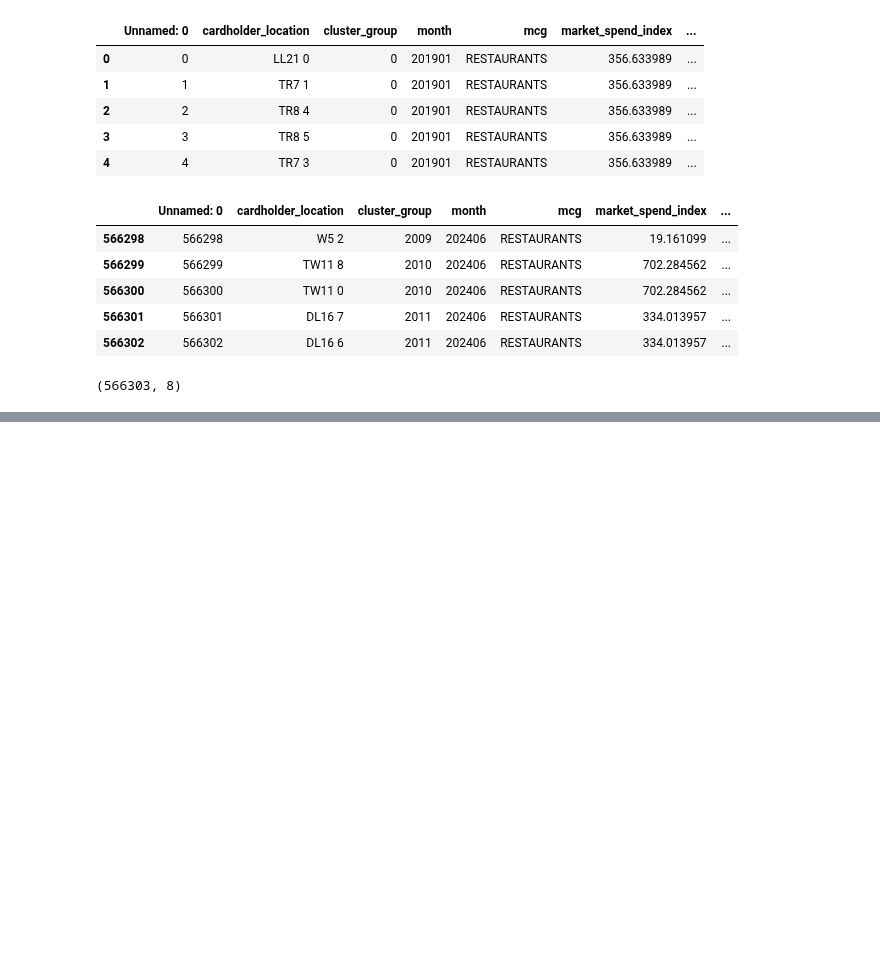
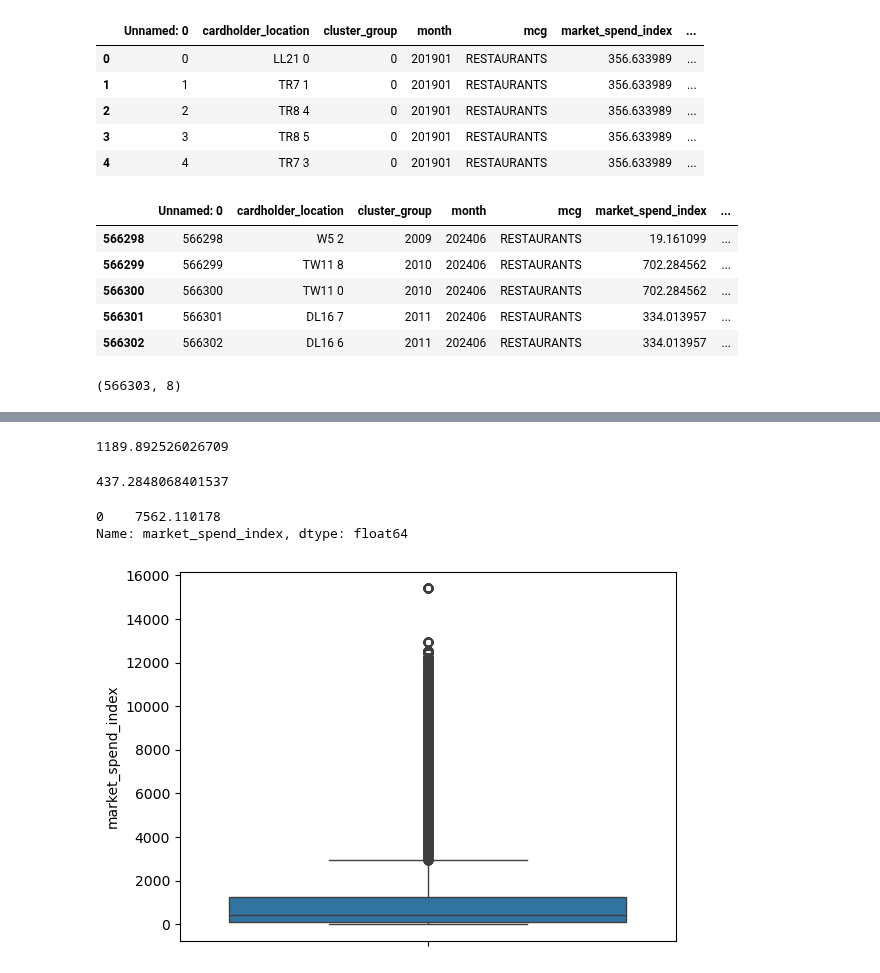
Before and after one commit to 2026413-png/Statistical-Techniques-for-Data-Analysis-CA-SEP-2026, a Jupyter notebook: 2026413_Statistics.ipynb, the cells around one changed output, grey strips where cells are left out. Cells and saved outputs as stored; diff of their text form; code cells hidden in the pictures; blank space fills up the shorter version.

```diff
--- a/2026413_Statistics.ipynb
+++ b/2026413_Statistics.ipynb
@@ -28,0 +76,21 @@ df.shape
+# %%
+spend_index_mean=df['market_spend_index'].mean()
+print(spend_index_mean)
+# %% [output]
+1189.892526026709
+# %%
+spend_index_median=df['market_spend_index'].median()
+print(spend_index_median)
+# %% [output]
+437.2848068401537
+# %%
+spend_index_mode=df['market_spend_index'].mode()
+print(spend_index_mode)
+# %% [output]
+0    7562.110178
+Name: market_spend_index, dtype: float64
+# %%
+sns.boxplot(df['market_spend_index'])
+plt.show()
+# %% [output]
+[figure, added]
```
Also changed, not shown: parts of 5 cells of this notebook.
